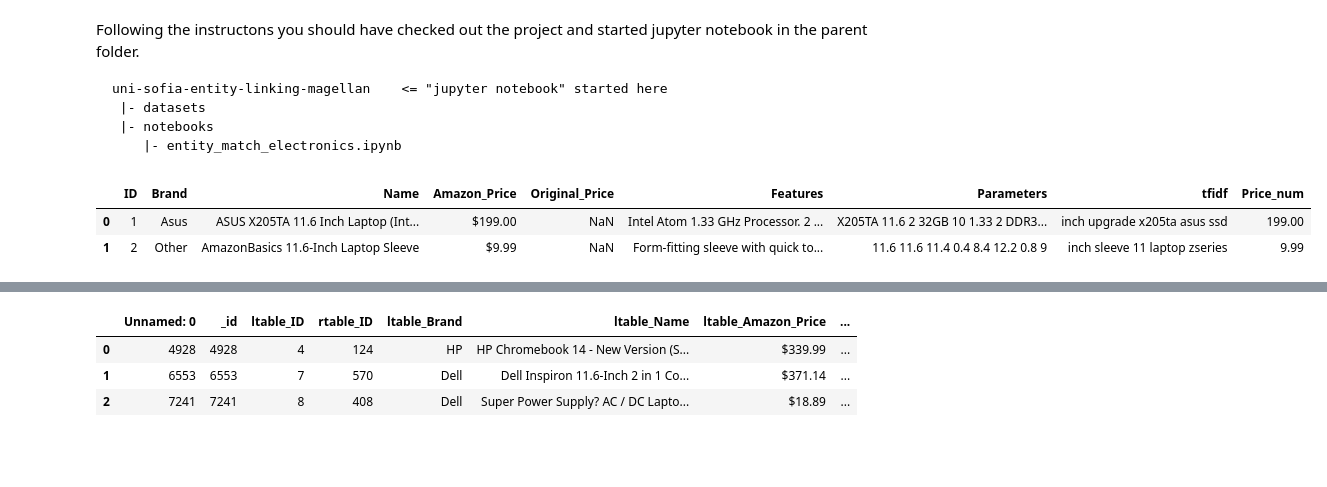
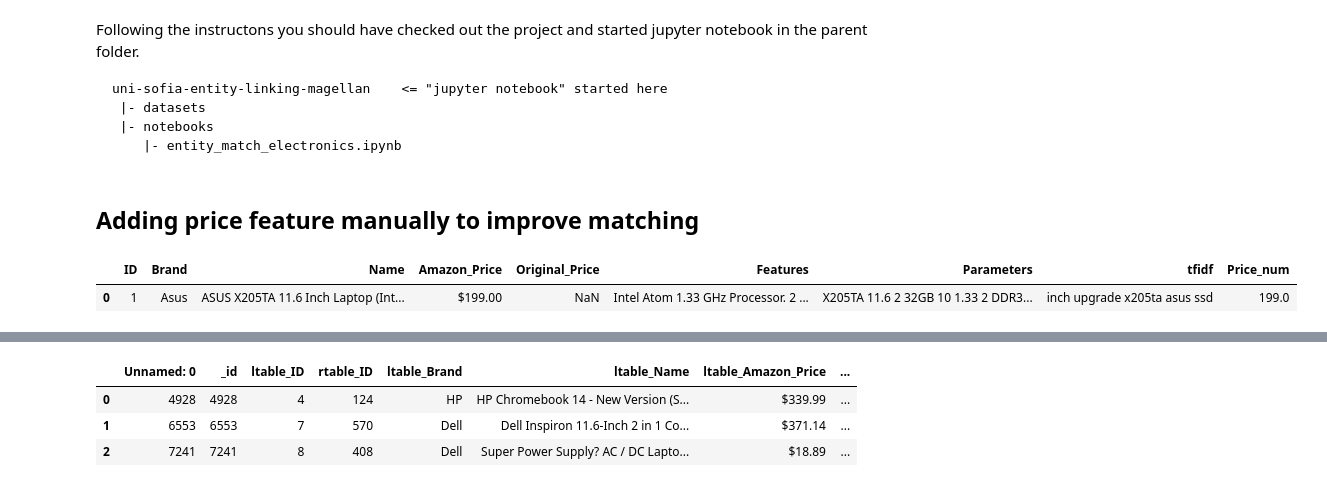
Before and after one commit to borkox/uni-sofia-entity-linking-magellan, a Jupyter notebook: notebooks/entity_match_electronics.ipynb, the cells around one changed output, grey strips where cells are left out. Saved outputs shown, nothing was run; the diff lists cells and outputs as text; code cells hidden in the pictures; blank space fills up the shorter version.

```diff
--- a/notebooks/entity_match_electronics.ipynb
+++ b/notebooks/entity_match_electronics.ipynb
@@ -17,4 +17,6 @@ import pandas as pd
 # Read the CSV files and set 'ID' as the key attribute
 A = em.read_csv_metadata("../dataset/amazon_new_features.csv", key='ID')
 B = em.read_csv_metadata("../dataset/best_buy_new_features.csv", key='ID')
+# %% [markdown]
+## Adding price feature manually to improve matching
 # %%
@@ -37,9 +35,8 @@ def clean_price(s):
 A['Price_num'] = A['Amazon_Price'].fillna("0").apply(clean_price)
 B['Price_num'] = B['Price'].fillna("0").apply(clean_price)
 # %%
-A.head(2)
+A.head(1)
 # %% [output]
 |  | ID | Brand | Name | Amazon_Price | Original_Price | Features | Parameters | tfidf | Price_num |
-| 0 | 1 | Asus | ASUS X205TA 11.6 Inch Laptop (Int... | $199.00 | NaN | Intel Atom 1.33 GHz Processor. 2 ... | X205TA 11.6 2 32GB 10 1.33 2 DDR3... | inch upgrade x205ta asus ssd | 199.00 |
-| 1 | 2 | Other | AmazonBasics 11.6-Inch Laptop Sleeve | $9.99 | NaN | Form-fitting sleeve with quick to... | 11.6 11.6 11.4 0.4 8.4 12.2 0.8 9 | inch sleeve 11 laptop zseries | 9.99 |
+| 0 | 1 | Asus | ASUS X205TA 11.6 Inch Laptop (Int... | $199.00 | NaN | Intel Atom 1.33 GHz Processor. 2 ... | X205TA 11.6 2 32GB 10 1.33 2 DDR3... | inch upgrade x205ta asus ssd | 199.0 |
 # %%
```
Also changed, not shown: parts of 17 cells of this notebook, 1 other file.
